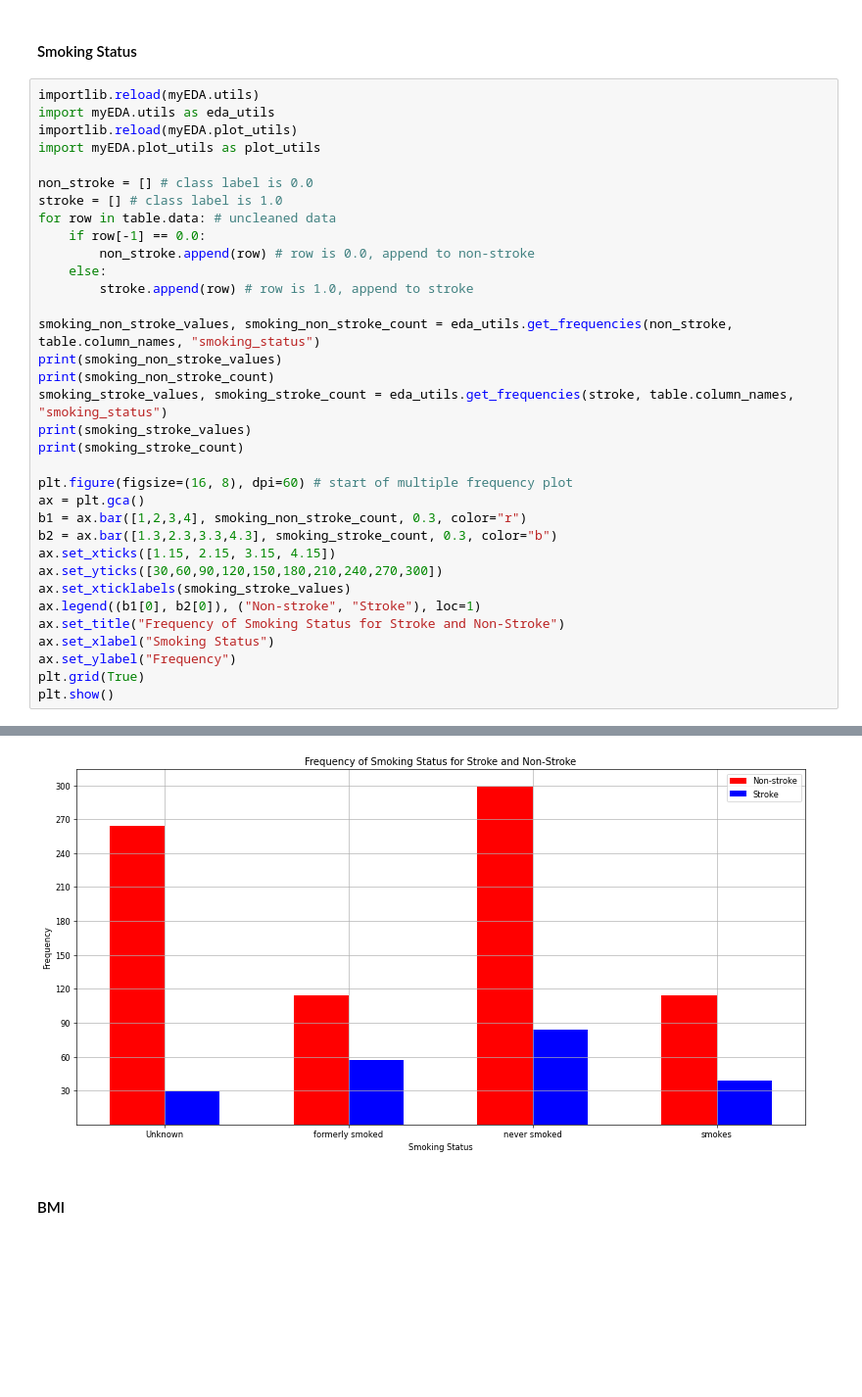
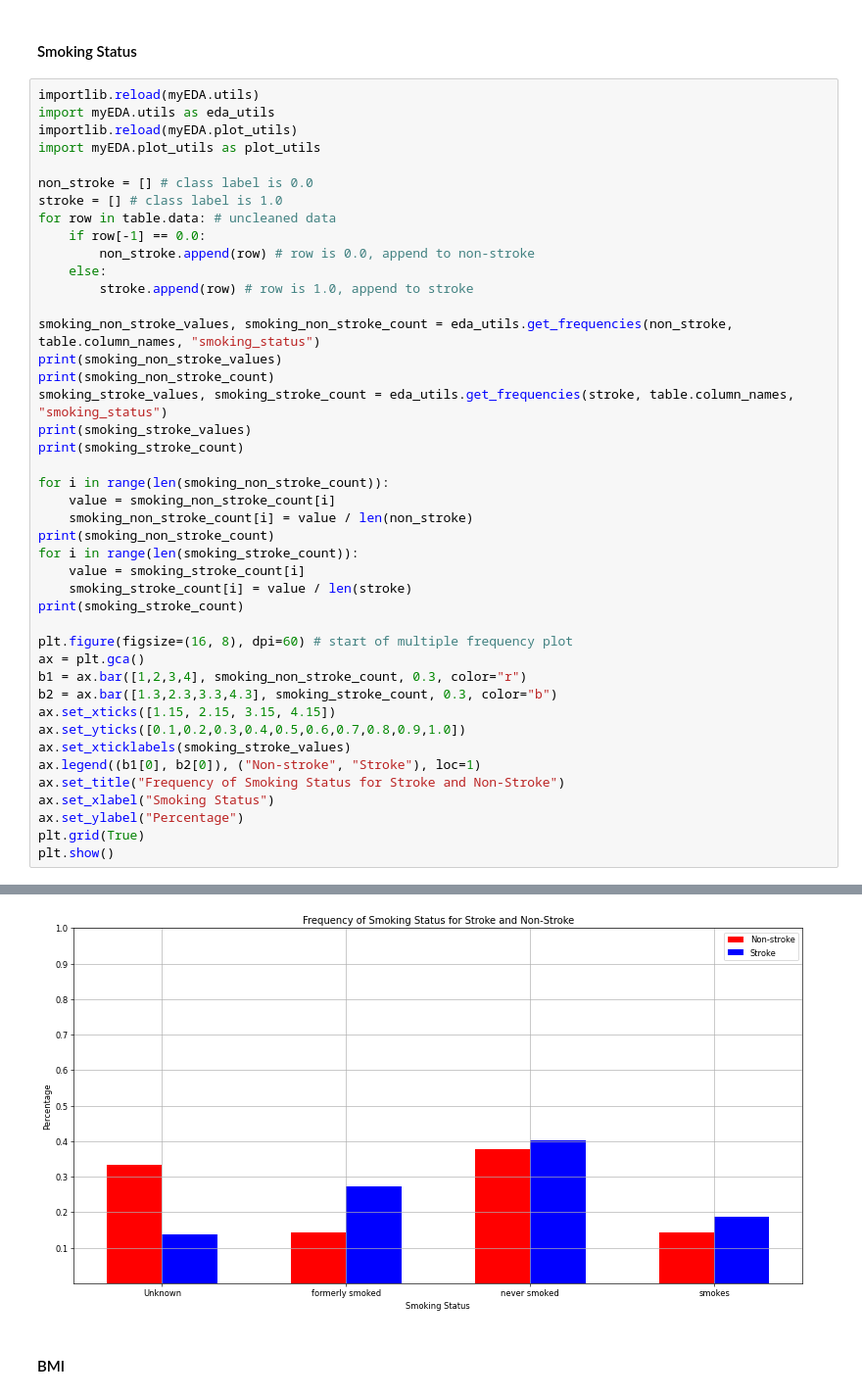
Before and after one commit to nalger2/cpsc-322-final-project, a Jupyter notebook: eda_code.ipynb, the cells around one changed output, grey strips where cells are left out. Shown: that part at 98% size. Drawn from its saved outputs; the diff is of its cells as text; blank space fills up the shorter version.

Commit message:
frequency diagrams as percentages

```diff
--- a/eda_code.ipynb
+++ b/eda_code.ipynb
@@ -60,17 +61,26 @@ smoking_stroke_values, smoking_stroke_count = eda_utils.get_frequencies(stroke,
 print(smoking_stroke_values)
 print(smoking_stroke_count)
 
+for i in range(len(smoking_non_stroke_count)):
+    value = smoking_non_stroke_count[i]
+    smoking_non_stroke_count[i] = value / len(non_stroke)
+print(smoking_non_stroke_count)
+for i in range(len(smoking_stroke_count)):
+    value = smoking_stroke_count[i]
+    smoking_stroke_count[i] = value / len(stroke)
+print(smoking_stroke_count)
+
 plt.figure(figsize=(16, 8), dpi=60) # start of multiple frequency plot
 ax = plt.gca()
 b1 = ax.bar([1,2,3,4], smoking_non_stroke_count, 0.3, color="r")
 b2 = ax.bar([1.3,2.3,3.3,4.3], smoking_stroke_count, 0.3, color="b")
 ax.set_xticks([1.15, 2.15, 3.15, 4.15])
-ax.set_yticks([30,60,90,120,150,180,210,240,270,300])
+ax.set_yticks([0.1,0.2,0.3,0.4,0.5,0.6,0.7,0.8,0.9,1.0])
 ax.set_xticklabels(smoking_stroke_values)
 ax.legend((b1[0], b2[0]), ("Non-stroke", "Stroke"), loc=1)
 ax.set_title("Frequency of Smoking Status for Stroke and Non-Stroke")
 ax.set_xlabel("Smoking Status")
-ax.set_ylabel("Frequency")
+ax.set_ylabel("Percentage")
 plt.grid(True)
 plt.show()
 # %% [output]
@@ -81,4 +93,4 @@ plt.show()
-[figure, old version]
+[figure, new version]
 # %% [markdown]
 #### BMI
 # %%
```
Also changed, not shown: parts of 4 cells of this notebook.
